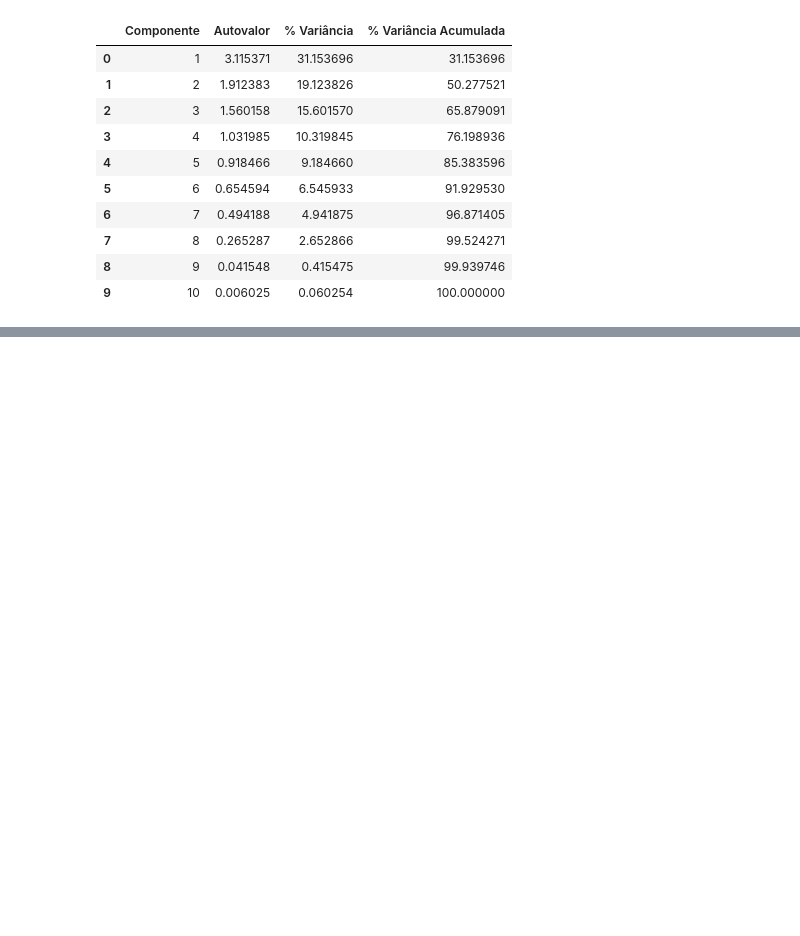
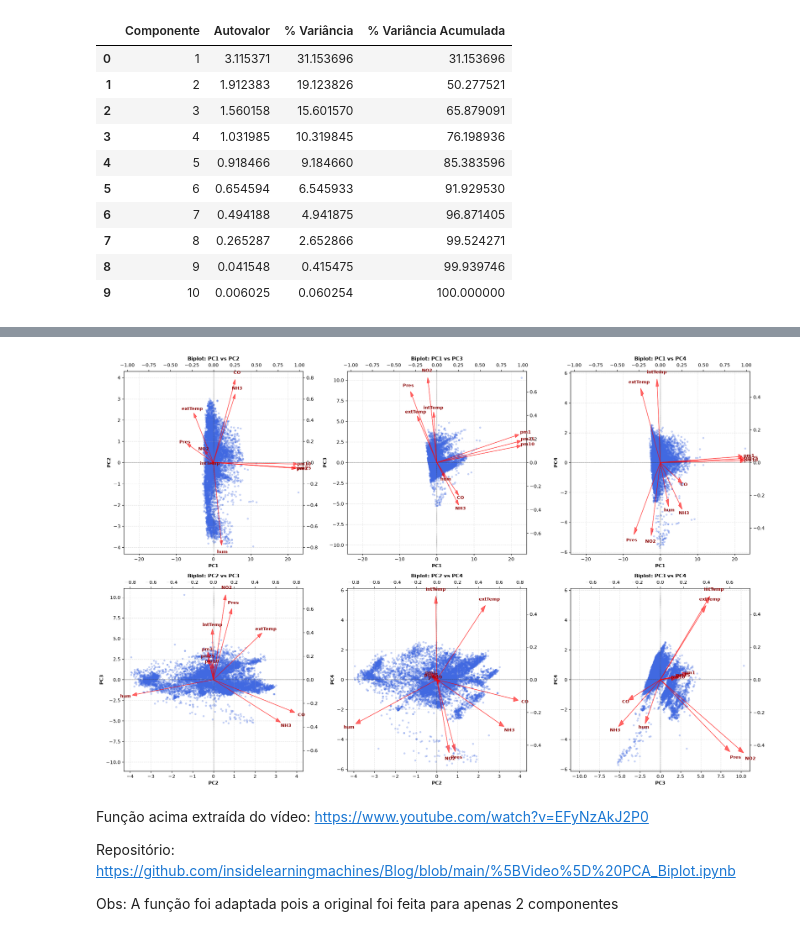
Before and after one commit to guilherme-hermano/PCA-AR, a Jupyter notebook: main_notebook.ipynb, the cells around one changed output, grey strips where cells are left out. Cells and saved outputs as stored; diff of their text form; code cells hidden in the pictures; blank space fills up the shorter version.

Commit message:
adds bitplot and loadspace plots

```diff
--- a/main_notebook.ipynb
+++ b/main_notebook.ipynb
@@ -558,0 +458,67 @@ tabela_pca
+# %%
+def biplot_multicomponentes(dfScores: pd.DataFrame, dfLoadings: pd.DataFrame, componentes: list = ["PC1", "PC2", "PC3", "PC4"], sample_size: int = 10000) -> None:
+    # Garante que dfLoadings tenha os componentes no índice
+    if componentes[0] in dfLoadings.columns and componentes[0] not in dfLoadings.index:
+        dfLoadings = dfLoadings.T
+
+    # Amostragem para visualização fluida com grandes volumes de dados
+    if len(dfScores) > sample_size:
+        dfScores_sample = dfScores.sample(n=sample_size, random_state=42)
+    else:
+        dfScores_sample = dfScores
+
+    pares = list(itertools.combinations(componentes, 2))
+
+    # Cria matriz 2x3 de subplots (6 combinações)
+    fig, axes = plt.subplots(2, 3, figsize=(20, 13))
+    axes = axes.flatten()
+
+    font = {
+        'color': 'darkred',
+        'weight': 'bold',
+        'size': 9,
+    }
+
+    for i, (pc_x, pc_y) in enumerate(pares):
+        ax = axes[i]
+
+        # 1. Gráfico de Scores (Observações)
+        ax.scatter(dfScores_sample[pc_x].values, dfScores_sample[pc_y].values, color='royalblue', alpha=0.25, s=10)
+        ax.set_xlabel(pc_x, fontsize=10, fontweight='bold')
+        ax.set_ylabel(pc_y, fontsize=10, fontweight='bold')
+        ax.set_title(f"Biplot: {pc_x} vs {pc_y}", fontsize=11, fontweight='bold')
+        ax.grid(True, linestyle="--", alpha=0.35)
+
+        # 2. Segundo conjunto de eixos para os Loadings (Cargas)
+        ax2 = ax.twinx().twiny()
+
+        # 3. Gráfico dos vetores de carga
+        for col in dfLoadings.columns:
+            tipx = dfLoadings.loc[pc_x, col]
+            tipy = dfLoadings.loc[pc_y, col]
+            ax2.arrow(0, 0, tipx, tipy, color='r', alpha=0.6, head_width=0.03, length_includes_head=True)
+            ax2.text(tipx * 1.08, tipy * 1.08, col, fontdict=font, ha='center', va='center')
+
+        # Linhas de referência cruzando o zero
+        ax.axhline(0, color="black", linewidth=0.7, linestyle=":")
+        ax.axvline(0, color="black", linewidth=0.7, linestyle=":")
+
+        # Alinha a origem (0, 0) de ax e ax2 no centro do gráfico
+        mpl_axes_aligner.align.xaxes(ax, 0, ax2, 0, 0.5)
+        mpl_axes_aligner.align.yaxes(ax, 0, ax2, 0, 0.5)
+
+    plt.tight_layout()
+    plt.show()
+
+# Execução da função adaptada para os 4 componentes
+biplot_multicomponentes(df_pca, loadings_df)
+# %% [output]
+[figure, added]
+# %% [markdown]
+Função acima extraída do vídeo:
+https://www.youtube.com/watch?v=EFyNzAkJ2P0
+
+Repositório:
+https://github.com/insidelearningmachines/Blog/blob/main/%5BVideo%5D%20PCA_Biplot.ipynb
+
+Obs: A função foi adaptada pois a original foi feita para apenas 2 componentes
```
Also changed, not shown: parts of 5 cells of this notebook, 3 other files.
